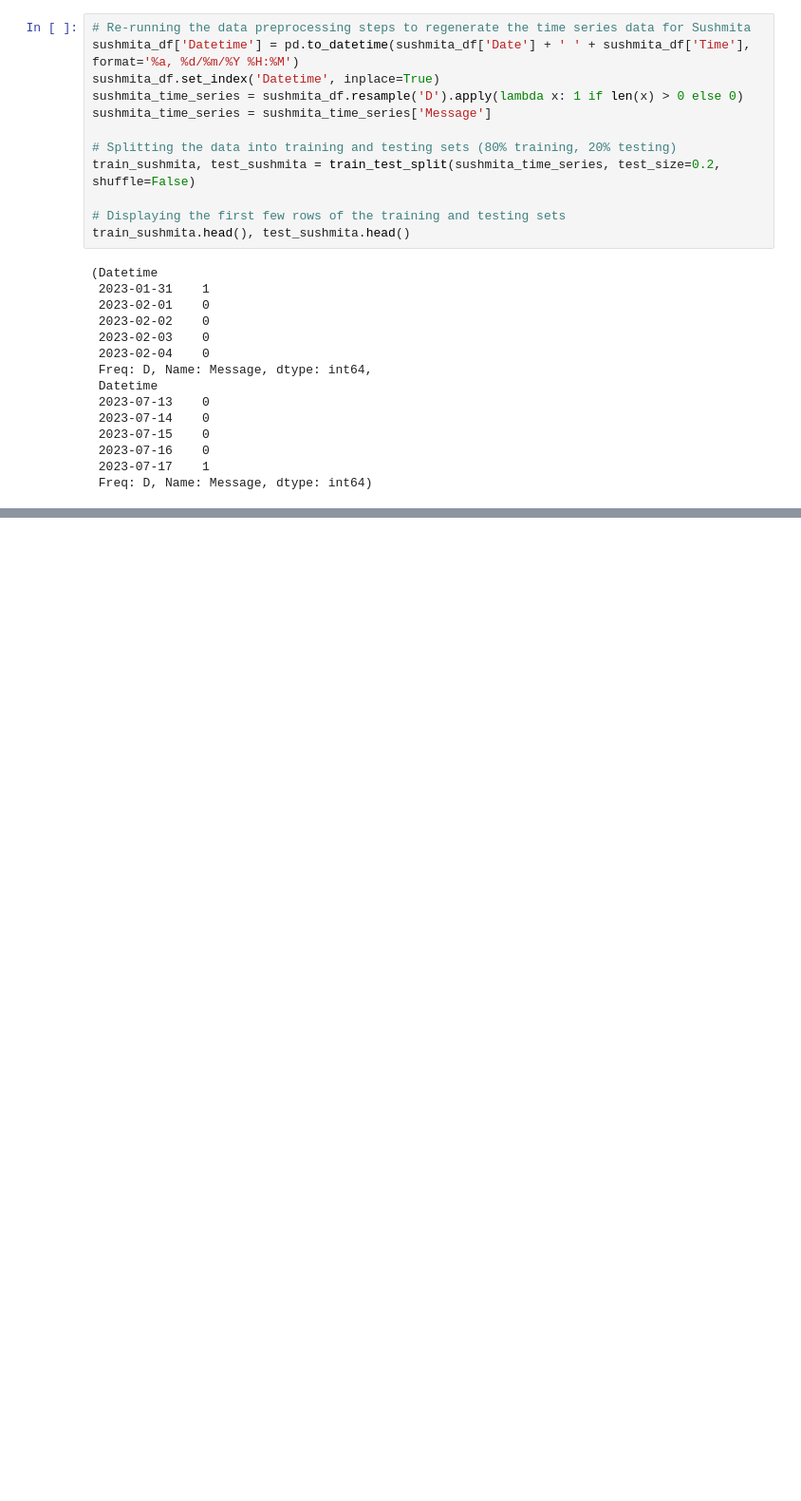
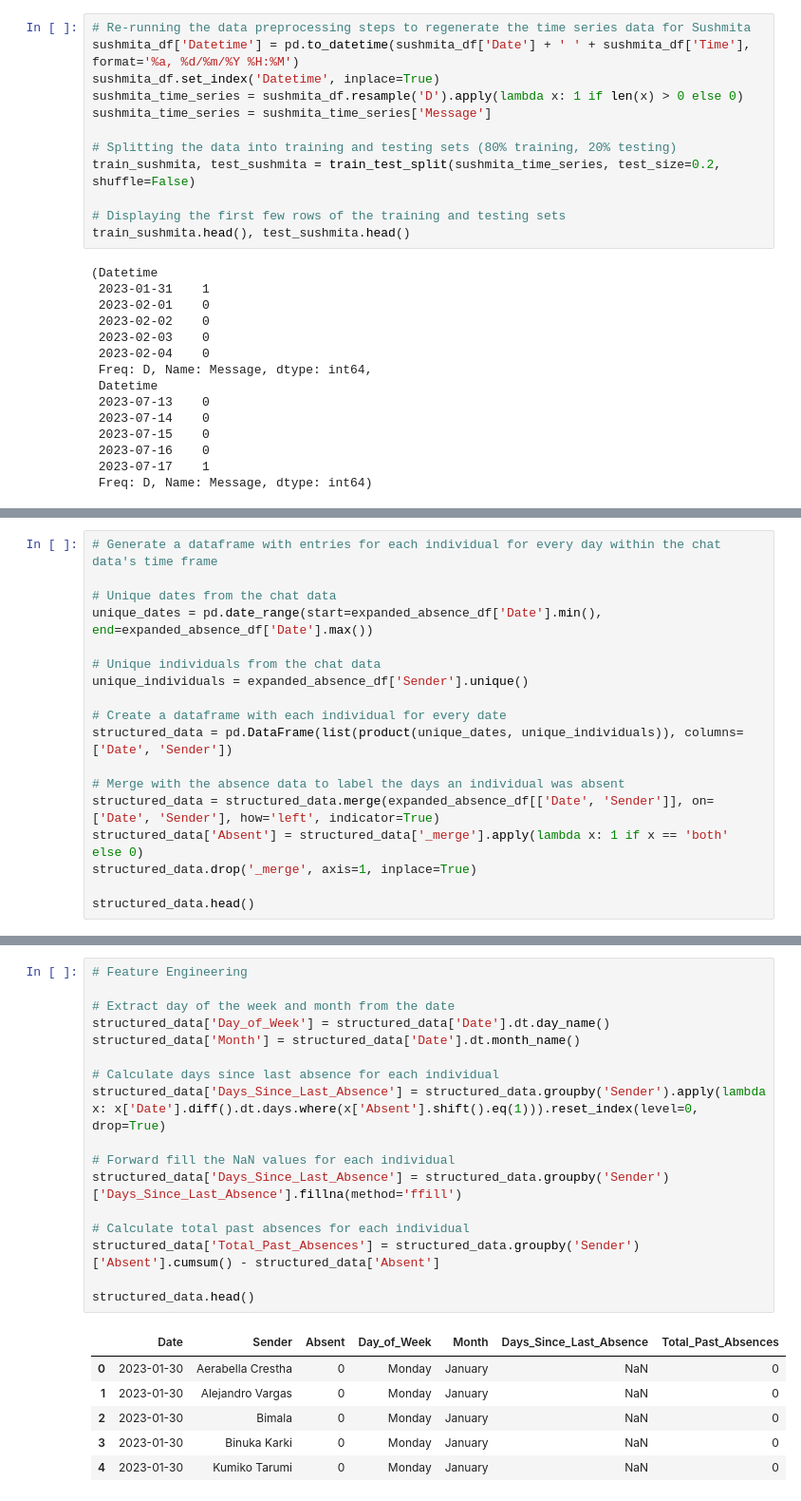
Before and after one commit to engalejandrovargas/McDonalds-absence-ML-analysis, a Jupyter notebook: Untitled.ipynb, the cells around one changed output, grey strips where cells are left out. Shown at 95% size. Drawn from its saved outputs; the diff is of its cells as text; blank space fills up the shorter version.

```diff
--- a/Untitled.ipynb
+++ b/Untitled.ipynb
@@ -515,0 +715,18 @@ Warnings:
+# %%
+# Generate a dataframe with entries for each individual for every day within the chat data's time frame
+
+# Unique dates from the chat data
+unique_dates = pd.date_range(start=expanded_absence_df['Date'].min(), end=expanded_absence_df['Date'].max())
+
+# Unique individuals from the chat data
+unique_individuals = expanded_absence_df['Sender'].unique()
+
+# Create a dataframe with each individual for every date
+structured_data = pd.DataFrame(list(product(unique_dates, unique_individuals)), columns=['Date', 'Sender'])
+
+# Merge with the absence data to label the days an individual was absent
+structured_data = structured_data.merge(expanded_absence_df[['Date', 'Sender']], on=['Date', 'Sender'], how='left', indicator=True)
+structured_data['Absent'] = structured_data['_merge'].apply(lambda x: 1 if x == 'both' else 0)
+structured_data.drop('_merge', axis=1, inplace=True)
+
+structured_data.head()
@@ -515,0 +762,24 @@ Warnings:
+# %%
+# Feature Engineering
+
+# Extract day of the week and month from the date
+structured_data['Day_of_Week'] = structured_data['Date'].dt.day_name()
+structured_data['Month'] = structured_data['Date'].dt.month_name()
+
+# Calculate days since last absence for each individual
+structured_data['Days_Since_Last_Absence'] = structured_data.groupby('Sender').apply(lambda x: x['Date'].diff().dt.days.where(x['Absent'].shift().eq(1))).reset_index(level=0, drop=True)
+
+# Forward fill the NaN values for each individual
+structured_data['Days_Since_Last_Absence'] = structured_data.groupby('Sender')['Days_Since_Last_Absence'].fillna(method='ffill')
+
+# Calculate total past absences for each individual
+structured_data['Total_Past_Absences'] = structured_data.groupby('Sender')['Absent'].cumsum() - structured_data['Absent']
+
+structured_data.head()
+# %% [output]
+|  | Date | Sender | Absent | Day_of_Week | Month | Days_Since_Last_Absence | Total_Past_Absences |
+| 0 | 2023-01-30 | Aerabella Crestha | 0 | Monday | January | NaN | 0 |
+| 1 | 2023-01-30 | Alejandro Vargas | 0 | Monday | January | NaN | 0 |
+| 2 | 2023-01-30 | Bimala | 0 | Monday | January | NaN | 0 |
+| 3 | 2023-01-30 | Binuka Karki | 0 | Monday | January | NaN | 0 |
+| 4 | 2023-01-30 | Kumiko Tarumi | 0 | Monday | January | NaN | 0 |
```
Also changed, not shown: parts of 32 cells of this notebook.
